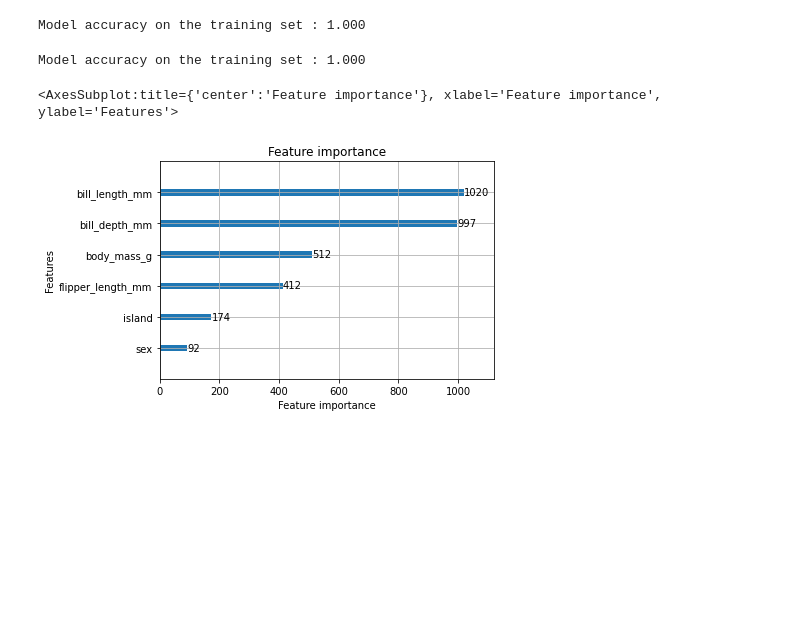
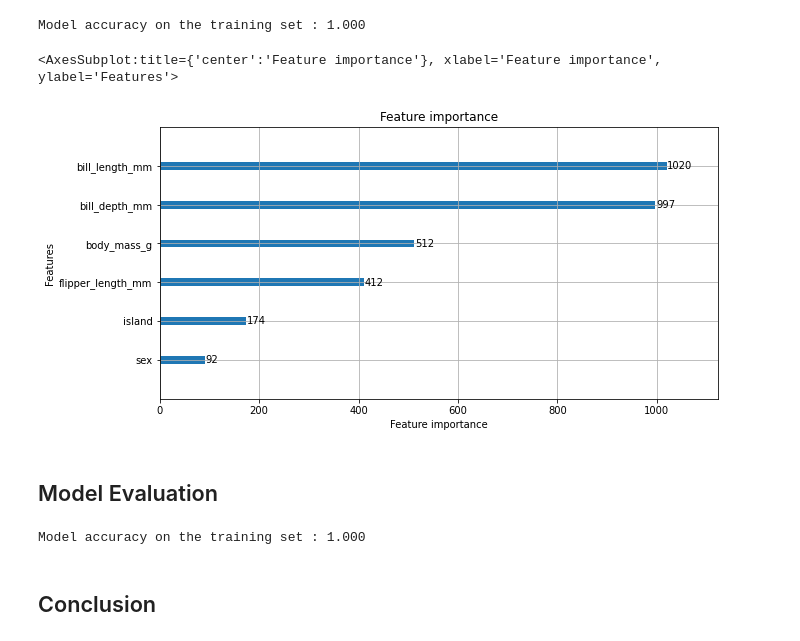
Before and after one commit to trizkynoviandy/penguin-classification, a Jupyter notebook: penguin_classification.ipynb, the cells around one changed output. Cells and saved outputs as stored; diff of their text form; code cells hidden in the pictures; blank space fills up the shorter version.

```diff
--- a/penguin_classification.ipynb
+++ b/penguin_classification.ipynb
@@ -119,6 +161,14 @@ y_train_pred = clf.predict(X_train)
 print(f"Model accuracy on the training set : {accuracy_score(y_train, y_train_pred):.3f}")
 # %% [output]
 Model accuracy on the training set : 1.000
+# %%
+fig, ax = plt.subplots(1,1,figsize=(10, 5))
+lgb.plot_importance(pipe.named_steps["method"], ax=ax)
+# %% [output]
+<AxesSubplot:title={'center':'Feature importance'}, xlabel='Feature importance', ylabel='Features'>
+[figure, added]
+# %% [markdown]
+## Model Evaluation
 # %%
 y_test_pred = clf.predict(X_test)
 print(f"Model accuracy on the training set : {accuracy_score(y_test, y_test_pred):.3f}")
@@ -129,5 +177,2 @@ haha = pipe.named_steps["method"]
-# %%
-lgb.plot_importance(haha)
-# %% [output]
-<AxesSubplot:title={'center':'Feature importance'}, xlabel='Feature importance', ylabel='Features'>
-[figure, removed]
+# %% [markdown]
+## Conclusion
```
Also changed, not shown: parts of 29 cells of this notebook.
